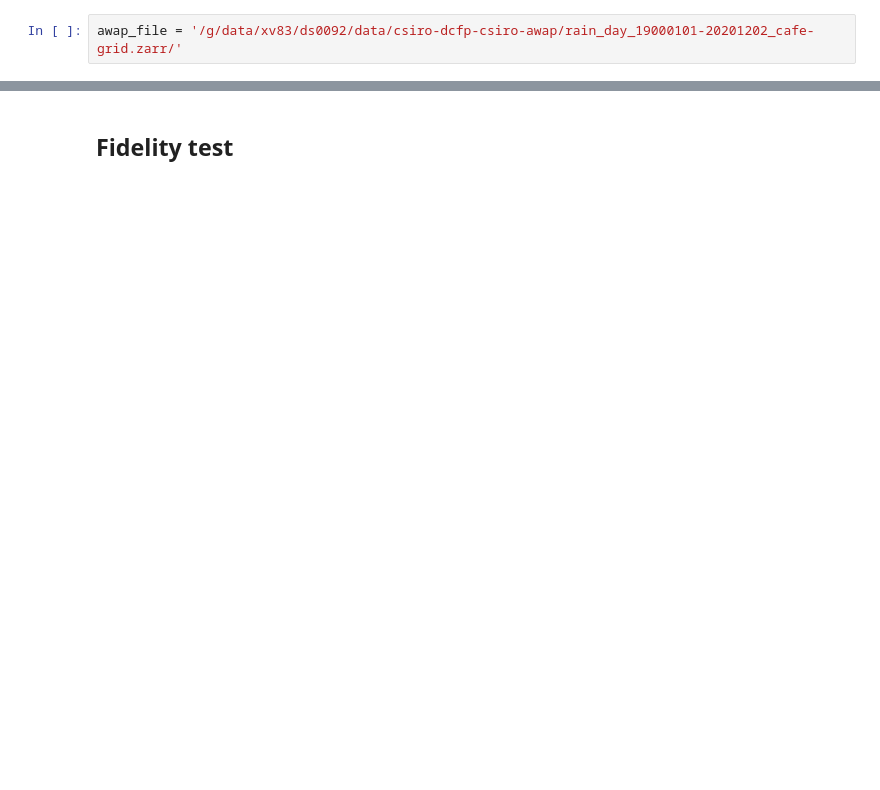
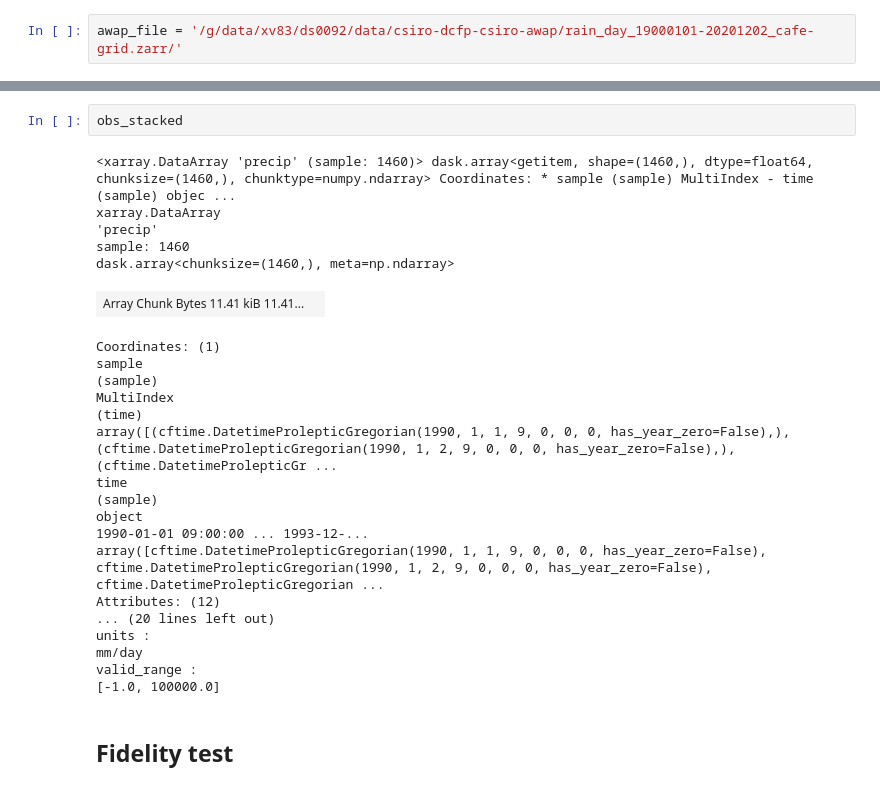
Before and after one commit to AusClimateService/unseen, a Jupyter notebook: fidelity.ipynb, the cells around one changed output, grey strips where cells are left out. Cells and saved outputs as stored; diff of their text form; blank space fills up the shorter version.

```diff
--- a/fidelity.ipynb
+++ b/fidelity.ipynb
@@ -190,2 +150,28 @@ valid_range :
+# %%
+obs_stacked
+# %% [output]
+<xarray.DataArray 'precip' (sample: 1460)> dask.array<getitem, shape=(1460,), dtype=float64, chunksize=(1460,), chunktype=numpy.ndarray> Coordinates: * sample (sample) MultiIndex - time (sample) objec ...
+xarray.DataArray
+'precip'
+sample: 1460
+dask.array<chunksize=(1460,), meta=np.ndarray>
+| Array Chunk Bytes 11.41 kiB 11.41... |  |
+Coordinates: (1)
+sample
+(sample)
+MultiIndex
+(time)
+array([(cftime.DatetimeProlepticGregorian(1990, 1, 1, 9, 0, 0, 0, has_year_zero=False),), (cftime.DatetimeProlepticGregorian(1990, 1, 2, 9, 0, 0, 0, has_year_zero=False),), (cftime.DatetimeProlepticGr ...
+time
+(sample)
+object
+1990-01-01 09:00:00 ... 1993-12-...
+array([cftime.DatetimeProlepticGregorian(1990, 1, 1, 9, 0, 0, 0, has_year_zero=False), cftime.DatetimeProlepticGregorian(1990, 1, 2, 9, 0, 0, 0, has_year_zero=False), cftime.DatetimeProlepticGregorian ...
+Attributes: (12)
+... (20 lines left out)
+units :
+mm/day
+valid_range :
+[-1.0, 100000.0]
 # %% [markdown]
 ## Fidelity test
```
Also changed, not shown: parts of 15 cells of this notebook.
